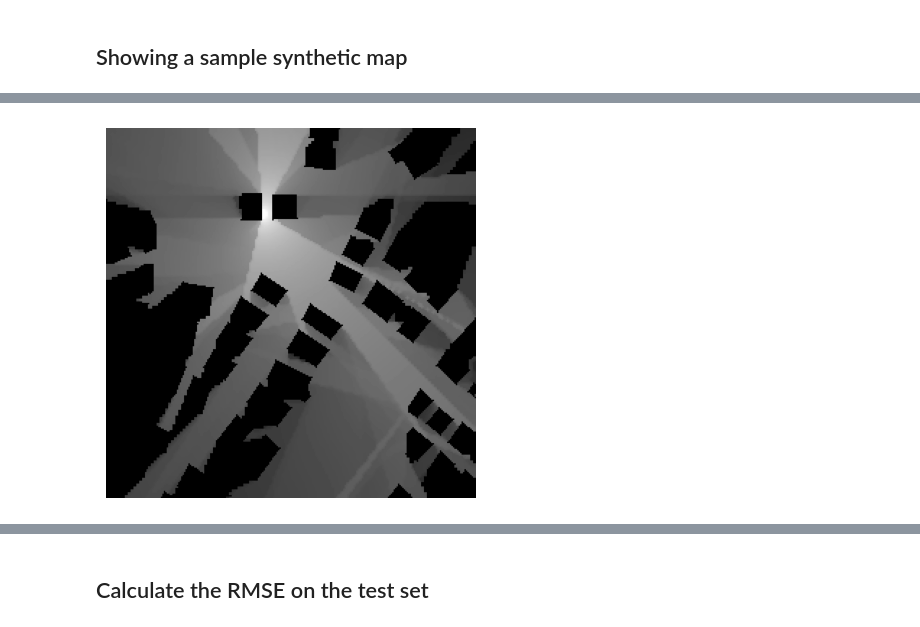
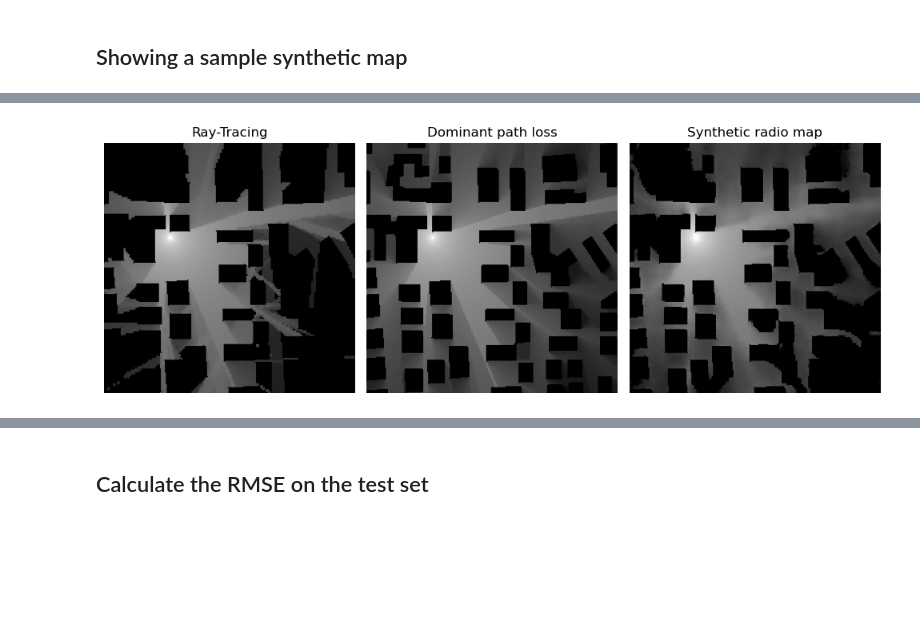
Before and after one commit to esix2/cgan, a Jupyter notebook: sandbox.ipynb, the cells around one changed output, grey strips where cells are left out. Saved outputs shown, nothing was run; the diff lists cells and outputs as text; code cells hidden in the pictures; blank space fills up the shorter version.

```diff
--- a/sandbox.ipynb
+++ b/sandbox.ipynb
@@ -79,17 +86,8 @@ dataset_irt_path = 'dataset/IRT2/'
 
 # Create data loader
 #data_loader = DataLoader(dataset, batch_size=batch_size, shuffle=True)
-train_loader, test_loader = get_data_loaders(dataset_dpm_path, dataset_irt_path, batch_size, test_split=0.98)
+train_loader, test_loader = get_data_loaders(dataset_dpm_path, dataset_irt_path, batch_size, test_split=0.8)
 
-# Choose a random index
-random_index = random.randint(0, len(test_loader.dataset) - 1)
-# Get the image at the random index
-
-image_dpm, image_irt = test_loader.dataset[random_index]
-
-# Convert tensor to numpy array and remove batch dimension
-image_dpm_np = image_dpm.squeeze().numpy()
-image_irt_np = image_irt.squeeze().numpy()
 
 #plt.imshow(image_dpm_np, cmap='gray')
 #plt.axis('off')
@@ -209,31 +204,84 @@ def generate_image(generator, simulated_map, noise_dim):
     return generated_image
 
 # Choose a random index
+# Choose a random index#
+random_index = 10372
 random_index = random.randint(0, len(test_loader.dataset) - 1)
+print(f"Random index: {random_index}")
+
 # Get the image at the random index
-
 image_dpm, image_irt = test_loader.dataset[random_index]
 
 # Convert tensor to numpy array and remove batch dimension
 image_dpm_np = image_dpm.squeeze().numpy()
 image_irt_np = image_irt.squeeze().numpy()
+
 simulated_map = torch.from_numpy(image_dpm_np).reshape(1, 1 , pixel_size, pixel_size)
-synthetic_image = generate_image(generator, simulated_map, noise_dim).numpy()
-synthetic_image = synthetic_image.squeeze()
-print(synthetic_image.shape)
-#print(generated_image.size())
+synthetic_image = generate_image(generator, simulated_map, noise_dim).to("cpu")
+synthetic_image = synthetic_image.squeeze().numpy()
 
 # Plot the image
+# Create a figure with 1 row and 3 columns
+# Plot each image in a subplot
+fig = plt.figure(figsize=(10, 7))
+fig.add_subplot(1, 3, 1)
+plt.imshow(image_irt_np , cmap='gray')
+plt.axis('off')  # Hide axes for a cleaner look
+plt.title('Ray-Tracing')
 
-plt.imshow(image_irt_np , cmap='gray')
-plt.axis('off')
+fig.add_subplot(1, 3, 2)
+plt.imshow(image_dpm_np , cmap='gray')
+plt.axis('off')  # Hide axes for a cleaner look
+plt.title('Dominant path loss')
+
+fig.add_subplot(1, 3, 3)
+plt.imshow(synthetic_image, cmap='gray')
+plt.axis('off')  # Hide axes for a cleaner look
+plt.title('Synthetic radio map')
+
+# Adjust layout to avoid overlap
+plt.tight_layout()
+
+# Show the plot
 plt.show()
+# Save the full figure...
+if ifSaveFig:
+    fig.savefig("/home/ehsan/git/juelich-presentation/pics/all_methods_comparison.png")
 
-plt.imshow(image_dpm_np , cmap='gray')
-plt.axis('off')
+
+#img = Image.fromarray(np.uint8(255 * image_irt_np))  # no opencv required
+#if ifSaveFig:
+#    img.save("/home/ehsan/git/juelich-presentation/pics/irt.png")
+
+#img = Image.fromarray(np.uint8(255 * image_dpm_np))  # no opencv required
+#if ifSaveFig:
+#    img.save("/home/ehsan/git/juelich-presentation/pics/dpm.png")
+
+#img = Image.fromarray(np.uint8(255 * synthetic_image))  # no opencv required
+#if ifSaveFig:
+#    img.save("/home/ehsan/git/juelich-presentation/pics/synthetic.png")
+
+
+### Plot the error images
+fig = plt.figure(figsize=(10, 7))
+fig.add_subplot(1, 2, 1)
+error_dpm = 100*(image_irt_np -image_dpm_np) / image_irt_np
+plt.imshow(error_dpm , cmap='gray')
+plt.axis('off')  # Hide axes for a cleaner look
+plt.title('Dominant path loss')
+
+fig.add_subplot(1, 2, 2)
+error_synthetic = 100*(image_irt_np - synthetic_image) / image_irt_np
+plt.imshow(error_synthetic , cmap='gray')
+plt.axis('off')  # Hide axes for a cleaner look
+plt.title('Synthetic radio map')
+
+# Adjust layout to avoid overlap
+plt.tight_layout()
+
+# Show the plot
 plt.show()
-
-plt.imshow(synthetic_image, cmap='gray')
-plt.axis('off')
-plt.show()
+# Save the full figure...
+if ifSaveFig:
+    fig.savefig("/home/ehsan/git/juelich-presentation/pics/error_image_comparison.png")
 # %% [output]
@@ -241 +289 @@ plt.show()
-[figure, old version]
+[figure, new version]
```
Also changed, not shown: parts of 10 cells of this notebook, 6 other files.
